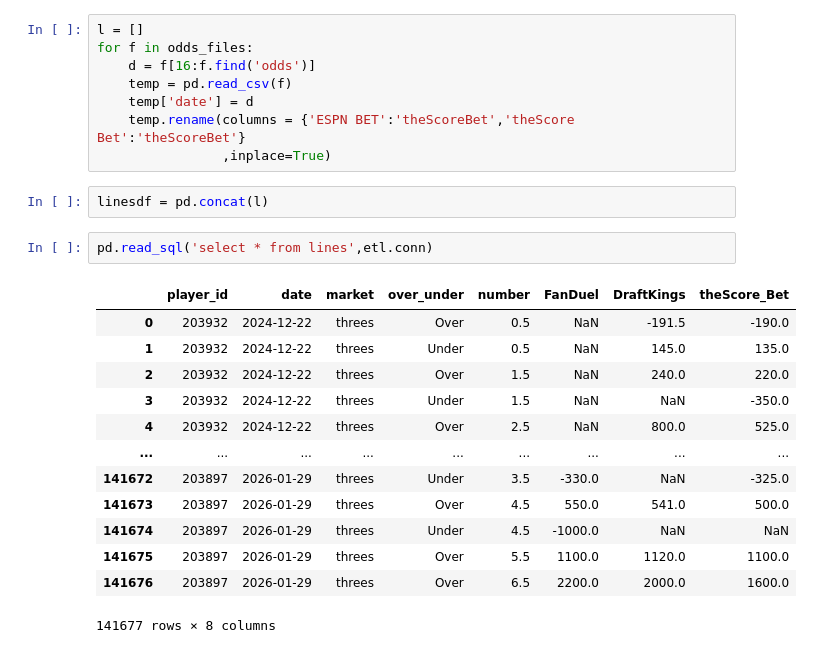
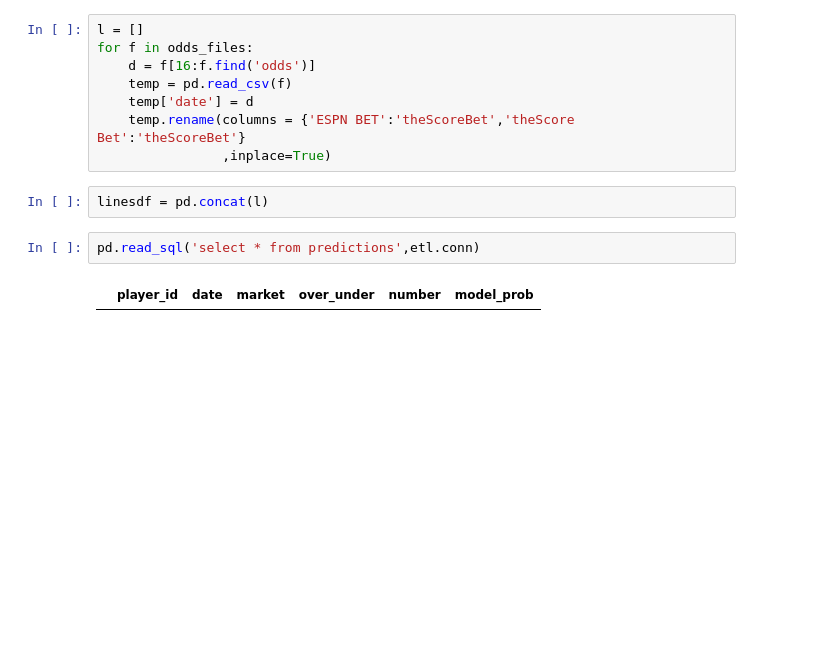
Before and after one commit to eac521/bets, a Jupyter notebook: Notebooks/streamLitBuild.ipynb, the cells around one changed output. Cells and saved outputs as stored; diff of their text form; blank space fills up the shorter version.

```diff
--- a/Notebooks/streamLitBuild.ipynb
+++ b/Notebooks/streamLitBuild.ipynb
@@ -334,18 +358,6 @@ for f in odds_files:
 # %%
 linesdf = pd.concat(l)
 # %%
-pd.read_sql('select * from lines',etl.conn)
+pd.read_sql('select * from predictions',etl.conn)
 # %% [output]
-|  | player_id | date | market | over_under | number | FanDuel | DraftKings | theScore_Bet |
-| 0 | 203932 | 2024-12-22 | threes | Over | 0.5 | NaN | -191.5 | -190.0 |
-| 1 | 203932 | 2024-12-22 | threes | Under | 0.5 | NaN | 145.0 | 135.0 |
-| 2 | 203932 | 2024-12-22 | threes | Over | 1.5 | NaN | 240.0 | 220.0 |
-| 3 | 203932 | 2024-12-22 | threes | Under | 1.5 | NaN | NaN | -350.0 |
-| 4 | 203932 | 2024-12-22 | threes | Over | 2.5 | NaN | 800.0 | 525.0 |
-| ... | ... | ... | ... | ... | ... | ... | ... | ... |
-| 141672 | 203897 | 2026-01-29 | threes | Under | 3.5 | -330.0 | NaN | -325.0 |
-| 141673 | 203897 | 2026-01-29 | threes | Over | 4.5 | 550.0 | 541.0 | 500.0 |
-| 141674 | 203897 | 2026-01-29 | threes | Under | 4.5 | -1000.0 | NaN | NaN |
-| 141675 | 203897 | 2026-01-29 | threes | Over | 5.5 | 1100.0 | 1120.0 | 1100.0 |
-| 141676 | 203897 | 2026-01-29 | threes | Over | 6.5 | 2200.0 | 2000.0 | 1600.0 |
+|  | player_id | date | market | over_under | number | model_prob |
-141677 rows × 8 columns
```
Also changed, not shown: parts of 13 cells of this notebook, 19 other files.
